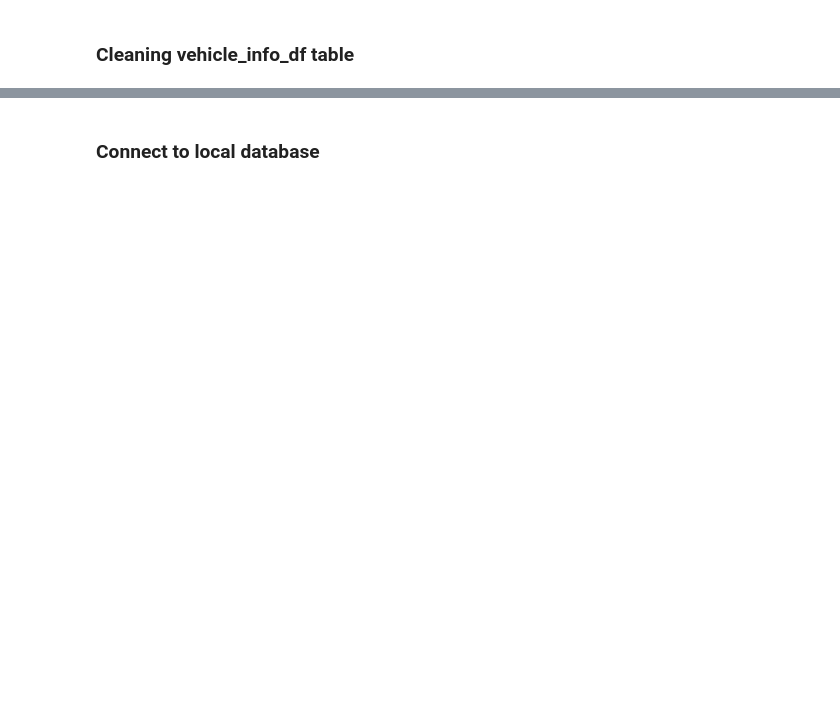
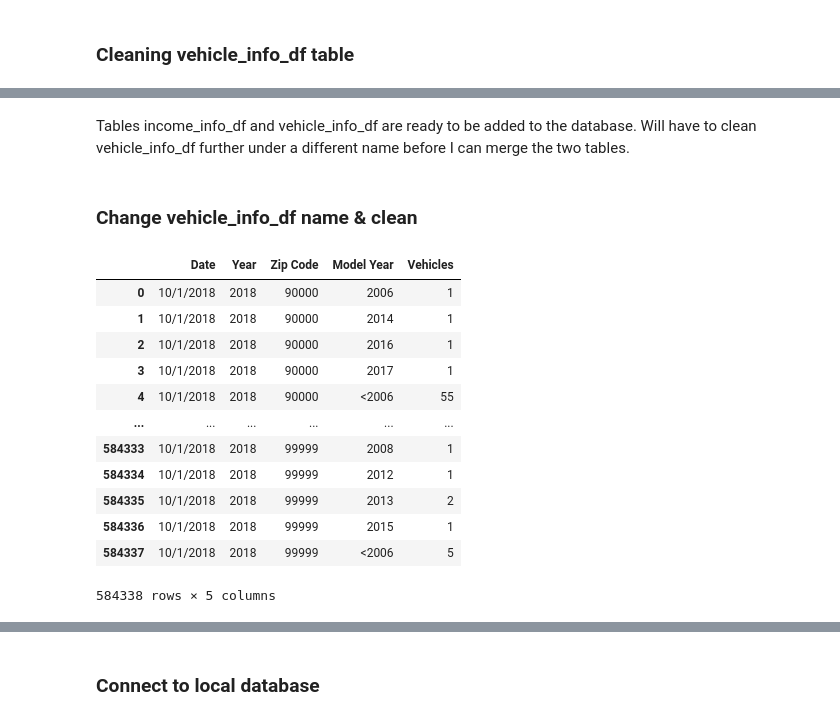
Before and after one commit to savi09/ETL_Vehicle_Income, a Jupyter notebook: ETL_Avg Income Vehicle Count .ipynb, the cells around one changed output, grey strips where cells are left out. Saved outputs shown, nothing was run; the diff lists cells and outputs as text; code cells hidden in the pictures; blank space fills up the shorter version.

Commit message:
Filtered by Model Year

```diff
--- a/ETL_Avg Income Vehicle Count .ipynb
+++ b/ETL_Avg Income Vehicle Count .ipynb
@@ -312,0 +328,22 @@ Tables income_info_df and vehicle_info_df are ready to be added to the database.
+# %% [markdown]
+Tables income_info_df and vehicle_info_df are ready to be added to the database. Will have to clean vehicle_info_df further under a different name before I can merge the two tables.
+# %% [markdown]
+### Change vehicle_info_df name & clean
+# %%
+# Change name
+zip_vehicle_info = vehicle_info_df[['Date', 'Year', 'Zip Code', 'Model Year', 'Vehicles']]
+zip_vehicle_info
+# %% [output]
+|  | Date | Year | Zip Code | Model Year | Vehicles |
+| 0 | 10/1/2018 | 2018 | 90000 | 2006 | 1 |
+| 1 | 10/1/2018 | 2018 | 90000 | 2014 | 1 |
+| 2 | 10/1/2018 | 2018 | 90000 | 2016 | 1 |
+| 3 | 10/1/2018 | 2018 | 90000 | 2017 | 1 |
+| 4 | 10/1/2018 | 2018 | 90000 | <2006 | 55 |
+| ... | ... | ... | ... | ... | ... |
+| 584333 | 10/1/2018 | 2018 | 99999 | 2008 | 1 |
+| 584334 | 10/1/2018 | 2018 | 99999 | 2012 | 1 |
+| 584335 | 10/1/2018 | 2018 | 99999 | 2013 | 2 |
+| 584336 | 10/1/2018 | 2018 | 99999 | 2015 | 1 |
+| 584337 | 10/1/2018 | 2018 | 99999 | <2006 | 5 |
+584338 rows × 5 columns
```
Also changed, not shown: parts of 28 cells of this notebook.
